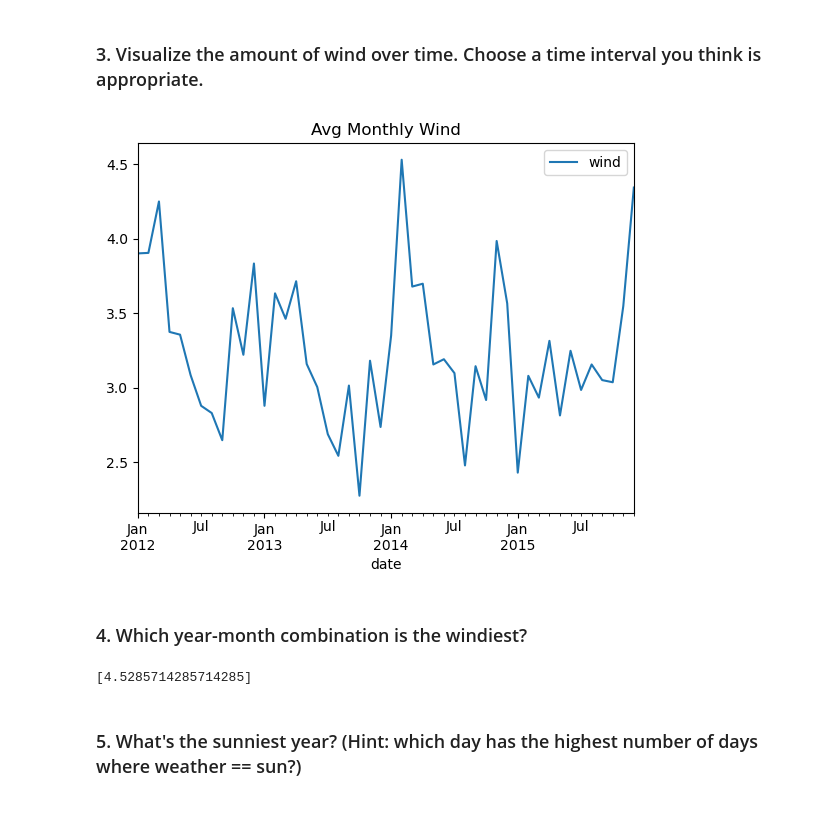
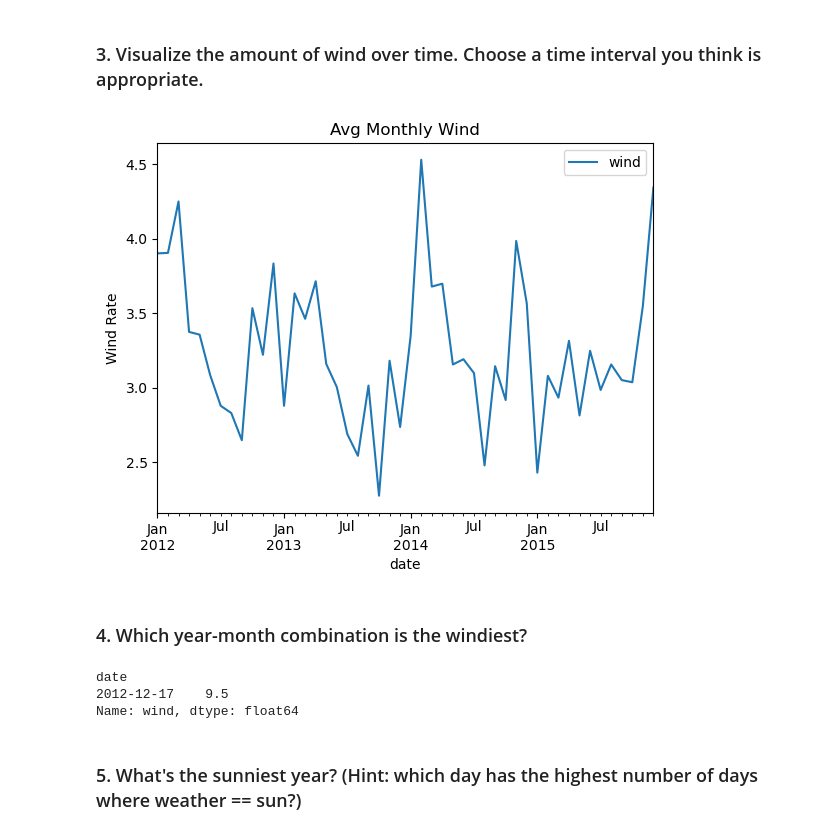
Before and after one commit to Joshua-Click/time-series-exercises, a Jupyter notebook: working_w_tsd.ipynb, the cells around one changed output. Cells and saved outputs as stored; diff of their text form; code cells hidden in the pictures.

```diff
--- a/working_w_tsd.ipynb
+++ b/working_w_tsd.ipynb
@@ -209,16 +217,19 @@ plt.show()
 # %%
 seattle.resample('M').wind.mean().plot(label='wind')
 plt.title('Avg Monthly Wind')
 plt.legend()
+plt.ylabel('Wind Rate')
 plt.show()
 # %% [output]
-[figure, old version]
+[figure, new version]
 # %% [markdown]
 ### 4. Which year-month combination is the windiest?
-# %%
-[seattle.resample('M').wind.mean().max()]
-# %% [output]
-[4.5285714285714285]
+# %%
+seattle.wind.sort_values(ascending=False).head(1)
+# %% [output]
+date
+2012-12-17    9.5
+Name: wind, dtype: float64
 # %% [markdown]
 ### 5. What's the sunniest year? (Hint: which day has the highest number of days where weather == sun?)
 # %%
```
Also changed, not shown: parts of 18 cells of this notebook.
